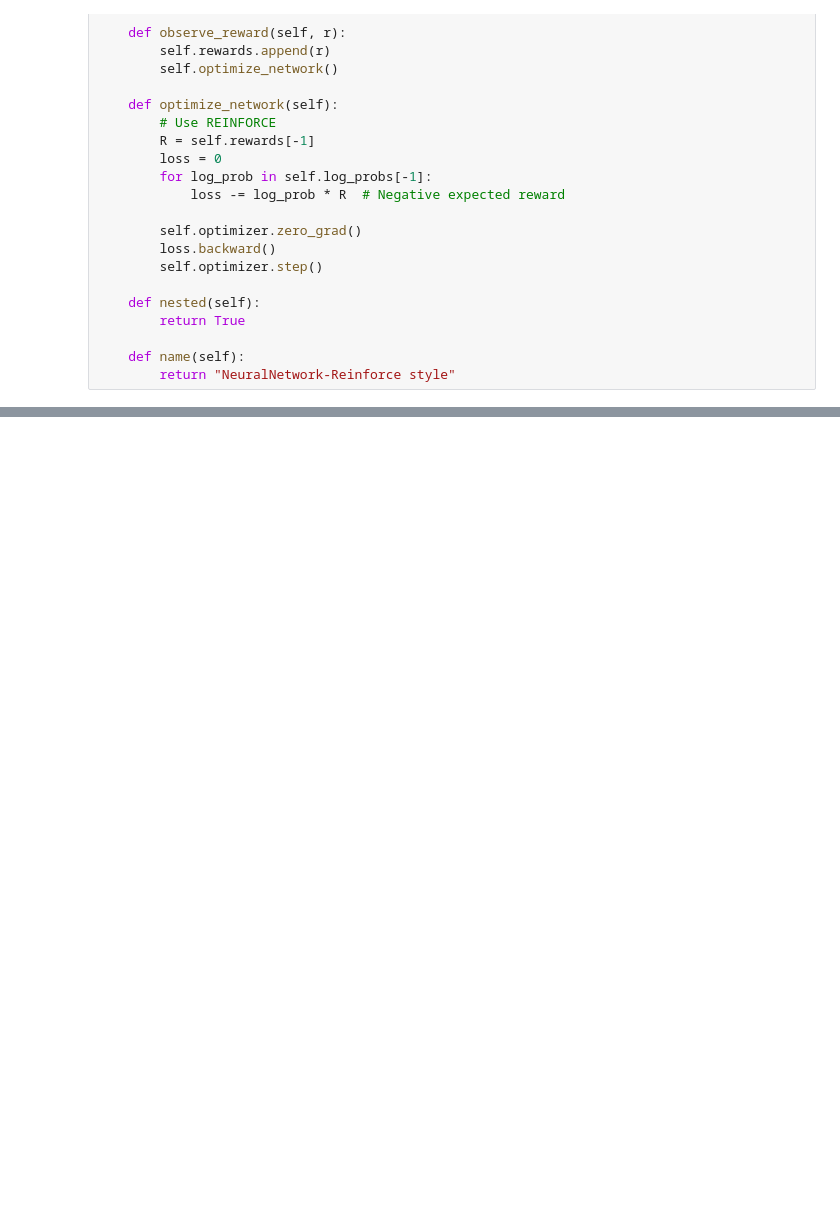
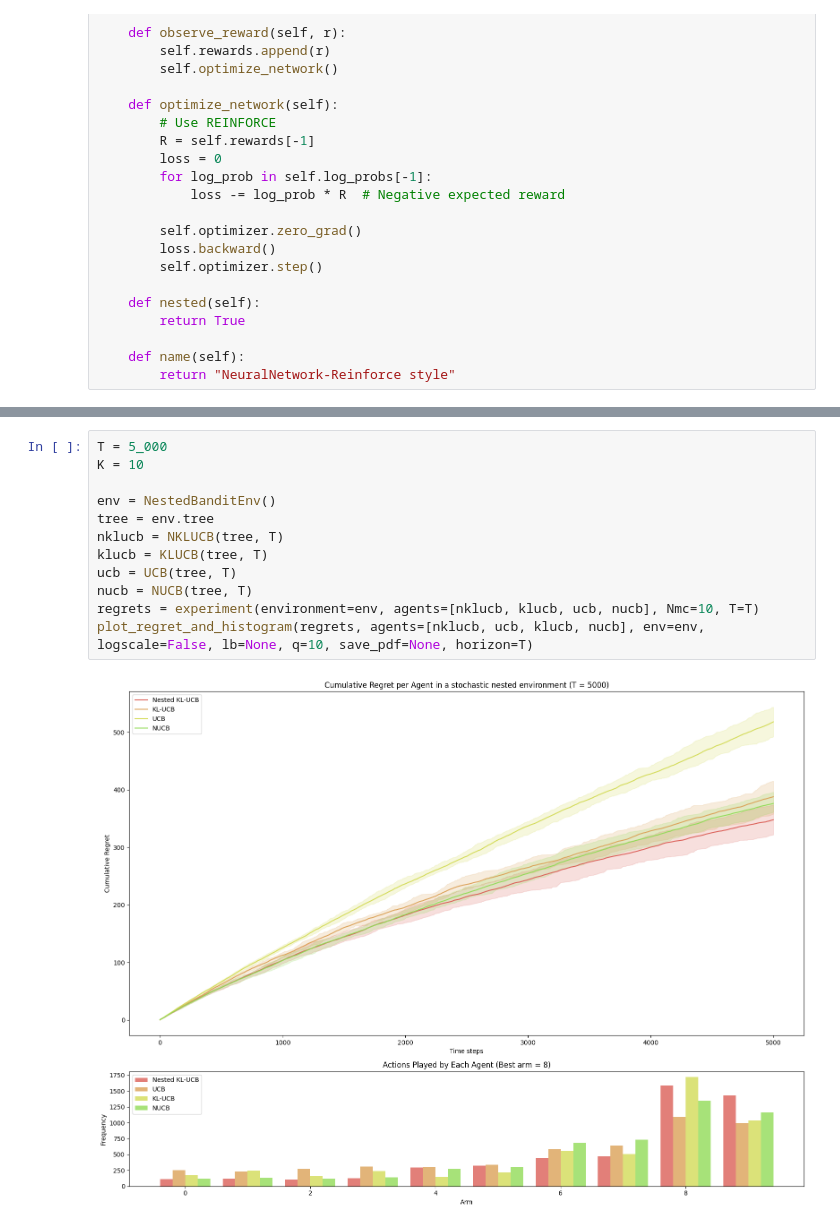
Before and after one commit to AugustinCablant/CRITEO-INTERNSHIP, a Jupyter notebook: MAB_nested_simulations.ipynb, the cells around one changed output, grey strips where cells are left out. Cells and saved outputs as stored; diff of their text form; blank space fills up the shorter version.

```diff
--- a/MAB_nested_simulations.ipynb
+++ b/MAB_nested_simulations.ipynb
@@ -1081,0 +1218,14 @@ plot_regret_and_histogram(regrets, agents=[reinforce_agent, exp3pp, nucb, tsalli
+# %%
+T = 5_000
+K = 10
+
+env = NestedBanditEnv()
+tree = env.tree
+nklucb = NKLUCB(tree, T)
+klucb = KLUCB(tree, T)
+ucb = UCB(tree, T)
+nucb = NUCB(tree, T)
+regrets = experiment(environment=env, agents=[nklucb, klucb, ucb, nucb], Nmc=10, T=T)
+plot_regret_and_histogram(regrets, agents=[nklucb, ucb, klucb, nucb], env=env, logscale=False, lb=None, q=10, save_pdf=None, horizon=T)
+# %% [output]
+[figure, added]
```
Also changed, not shown: parts of 7 cells of this notebook, 6 other files.
